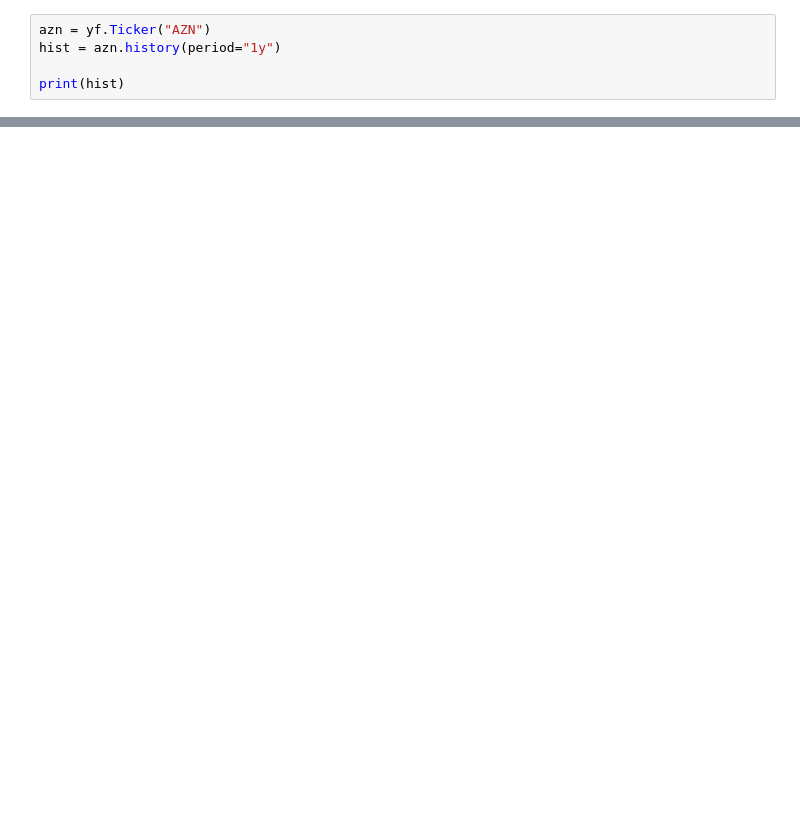
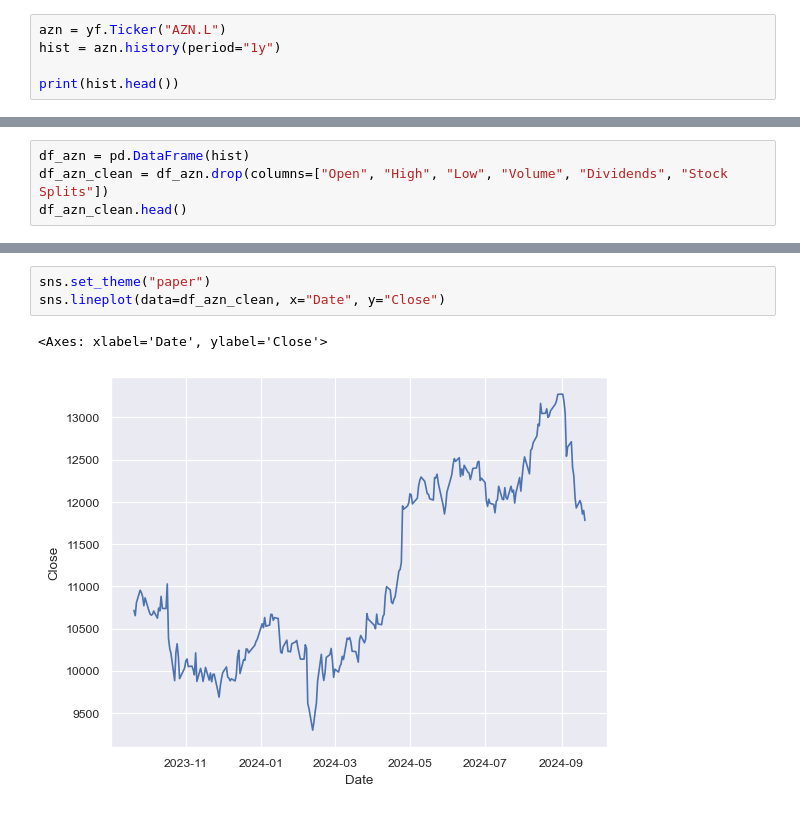
Before and after one commit to LEllis0/multi-asset-research, a Jupyter notebook: equity-research.ipynb, the cells around one changed output, grey strips where cells are left out. Drawn from its saved outputs; the diff is of its cells as text; blank space fills up the shorter version.

Commit message:
Adding price chart and relative valuation metrics

```diff
--- a/equity-research.ipynb
+++ b/equity-research.ipynb
@@ -3,6 +6,6 @@ import yfinance as yf
 # %%
-azn = yf.Ticker("AZN")
+azn = yf.Ticker("AZN.L")
 hist = azn.history(period="1y")
 
-print(hist)
+print(hist.head())
 # %% [output]
@@ -25,0 +27,4 @@ Date
+# %%
+df_azn = pd.DataFrame(hist)
+df_azn_clean = df_azn.drop(columns=["Open", "High", "Low", "Volume", "Dividends", "Stock Splits"])
+df_azn_clean.head()
@@ -25,0 +39,6 @@ Date
+# %%
+sns.set_theme("paper")
+sns.lineplot(data=df_azn_clean, x="Date", y="Close")
+# %% [output]
+<Axes: xlabel='Date', ylabel='Close'>
+[figure, added]
```
Also changed, not shown: parts of 6 cells of this notebook.
